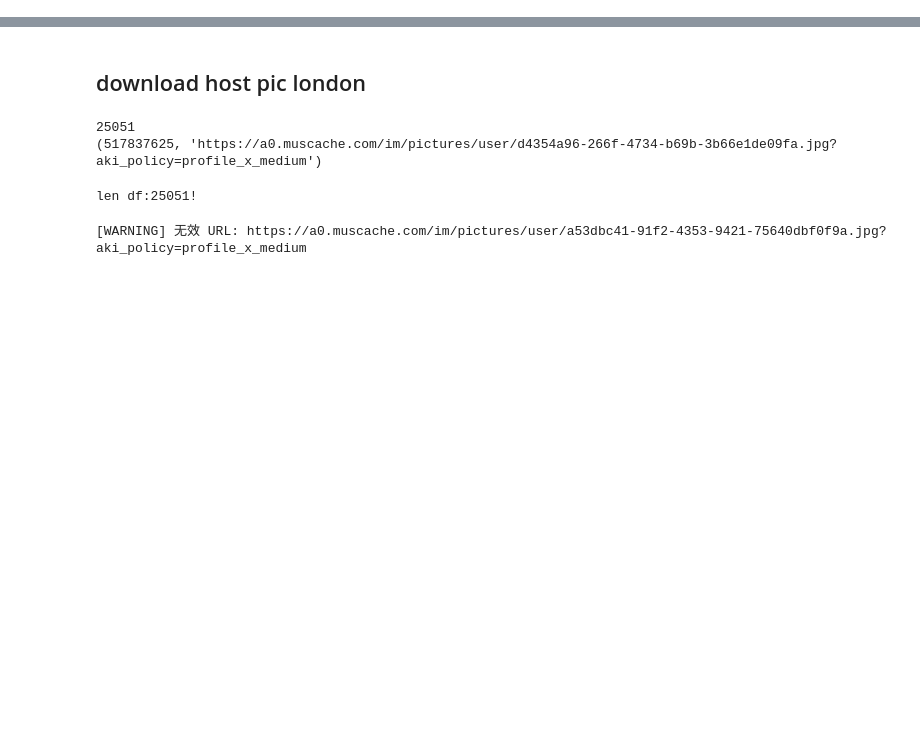
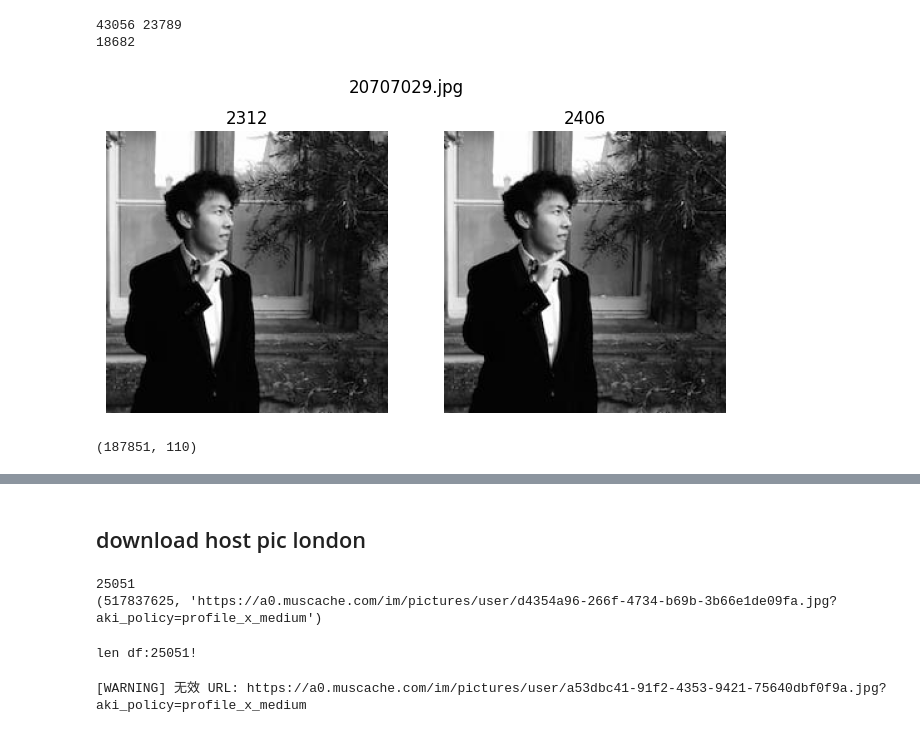
Before and after one commit to yeliu-dh/SelfPresentation_Multimodal_airbnb, a Jupyter notebook: B_images/test_host_pic_download.ipynb, the cells around one changed output, grey strips where cells are left out. Cells and saved outputs as stored; diff of their text form; code cells hidden in the pictures; blank space fills up the shorter version.

```diff
--- a/B_images/test_host_pic_download.ipynb
+++ b/B_images/test_host_pic_download.ipynb
@@ -11,0 +59,48 @@ from utils.preprocess_images import download_images_batch
+# %%
+## check duplicates:
+import matplotlib.pyplot as plt
+
+folder1='images\paris_2406'
+folder2='images\paris_2312'
+paris2312=os.listdir(folder1)
+paris2406=os.listdir(folder2)
+
+print(len(paris2312), len(paris2406))
+comm=list(set(paris2312).intersection(set(paris2406)))
+print(len(comm))
+
+
+## vis
+
+import matplotlib.pyplot as plt
+import os
+
+
+f=comm[10]
+img1 = plt.imread(os.path.join(folder1, f))
+img2 = plt.imread(os.path.join(folder2, f))
+
+plt.figure(figsize=(8,4))
+
+plt.subplot(1,2,1)
+plt.imshow(img1)
+plt.title('2312')
+plt.axis('off')
+
+plt.subplot(1,2,2)
+plt.imshow(img2)
+plt.title('2406')
+plt.axis('off')
+
+plt.suptitle(f)
+plt.show()
+# %% [output]
+43056 23789
+18682
+[figure, added]
+# %%
+##
+df_all=pd.read_csv("../data_processed/listings-paris_london-2306_2406.csv")
+print(df_all.shape)
+# %% [output]
+(187851, 110)
```
Also changed, not shown: parts of 17 cells of this notebook, 15 other files.
